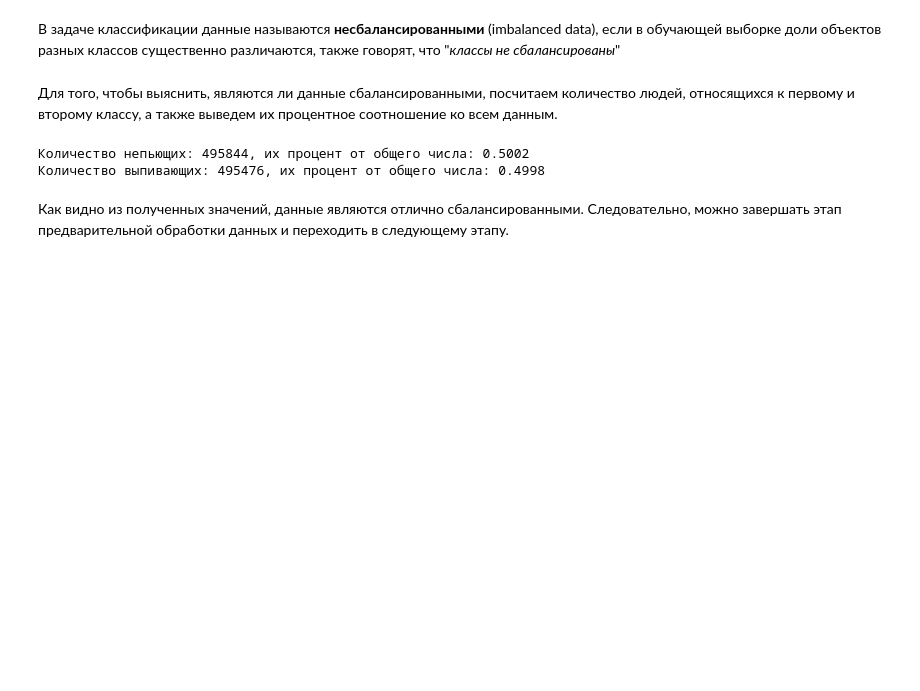
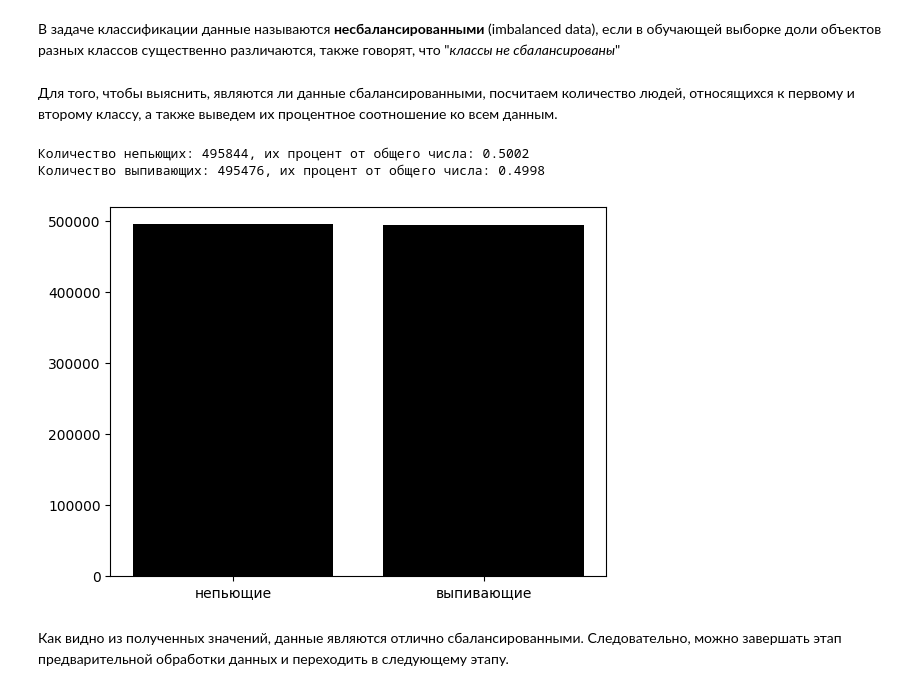
Before and after one commit to Supercili0usMe/bachelors_diploma_work, a Jupyter notebook: Smoking and drinking classification/1_EDA.ipynb, the cells around one changed output. Saved outputs shown, nothing was run; the diff lists cells and outputs as text; code cells hidden in the pictures; blank space fills up the shorter version.

Commit message:
Add some visualizations

```diff
--- a/Smoking and drinking classification/1_EDA.ipynb
+++ b/Smoking and drinking classification/1_EDA.ipynb
@@ -268,14 +268,17 @@ memory usage: 136.1 MB
 # %%
 dont_drink = len(df[df["DRK_YN"] == 0])
 drink = len(df[df["DRK_YN"] == 1])
 print(
     f"""
 Количество непьющих: {dont_drink}, их процент от общего числа: {dont_drink/len(df):.4f}
 Количество выпивающих: {drink}, их процент от общего числа: {drink/len(df):.4f}"""
 )
+plt.bar(['непьющие', 'выпивающие'], [dont_drink, drink], color='k')
+plt.show()
 # %% [output]
 Количество непьющих: 495844, их процент от общего числа: 0.5002
 Количество выпивающих: 495476, их процент от общего числа: 0.4998
+[figure, added]
 # %% [markdown]
 Как видно из полученных значений, данные являются отлично сбалансированными. Следовательно, можно завершать этап предварительной обработки данных и переходить в следующему этапу.
 # %% [markdown]
```
